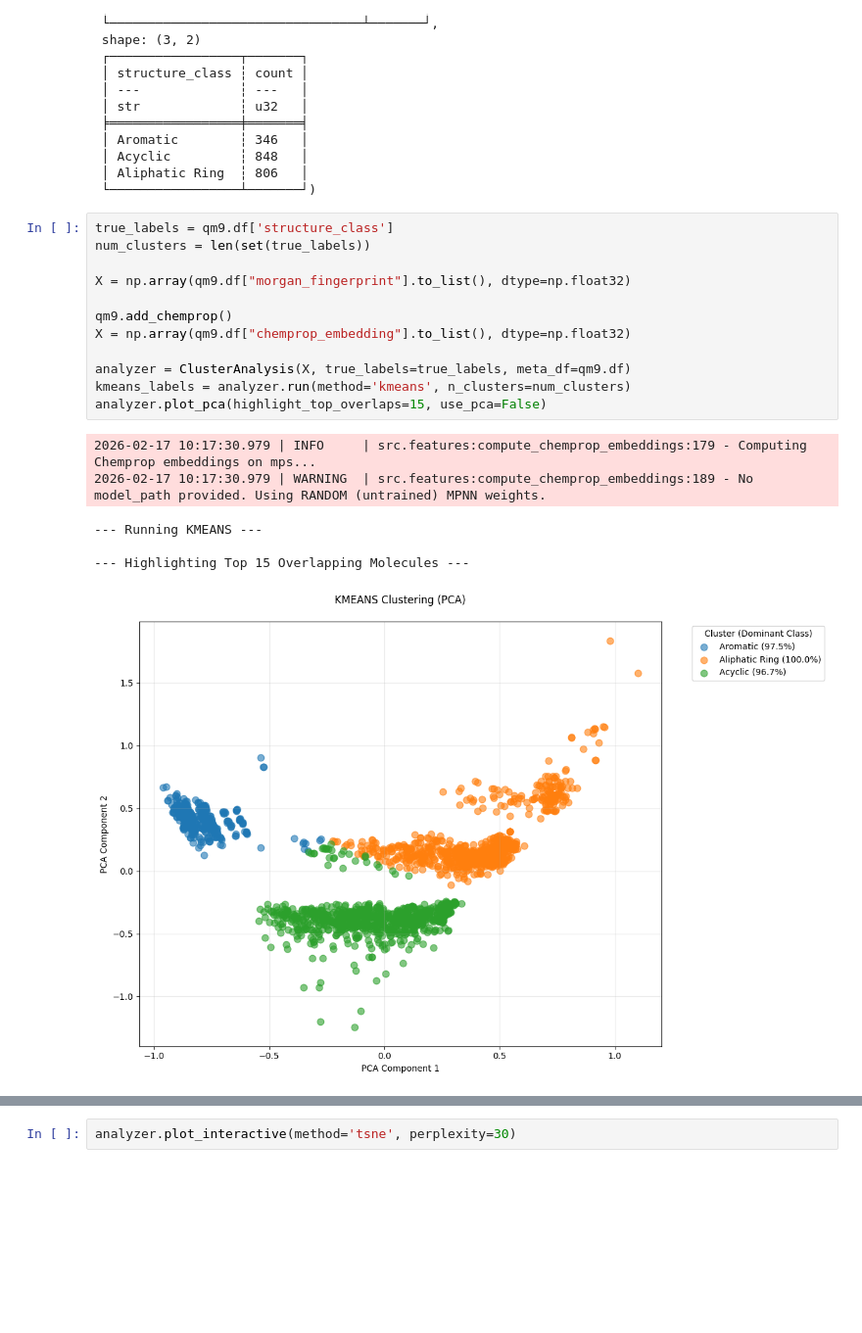
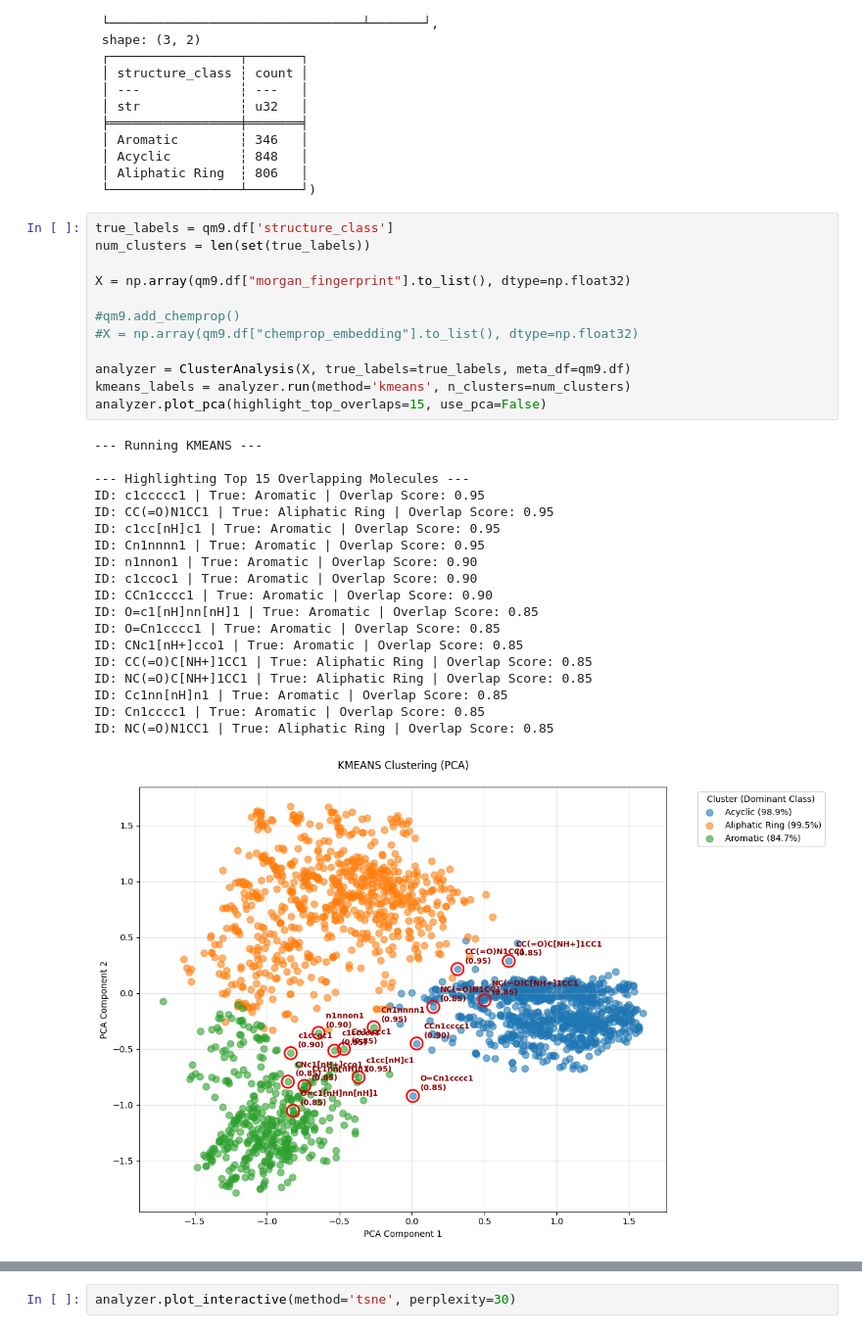
Before and after one commit to karlfindhansen/Non-Euclidean-Distances-in-Molecular-Representation, a Jupyter notebook: notebooks/QM9/cluster_analysis.ipynb, the cells around one changed output, grey strips where cells are left out. Shown at 98% size. Drawn from its saved outputs; the diff is of its cells as text; blank space fills up the shorter version.

```diff
--- a/notebooks/QM9/cluster_analysis.ipynb
+++ b/notebooks/QM9/cluster_analysis.ipynb
@@ -217,22 +217,35 @@ df['morgan_fingerprint_kmeans_label'].value_counts(), df['structure_class'].valu
 # %%
 true_labels = qm9.df['structure_class']
 num_clusters = len(set(true_labels))
 
 X = np.array(qm9.df["morgan_fingerprint"].to_list(), dtype=np.float32)
 
-qm9.add_chemprop()
-X = np.array(qm9.df["chemprop_embedding"].to_list(), dtype=np.float32)
+#qm9.add_chemprop()
+#X = np.array(qm9.df["chemprop_embedding"].to_list(), dtype=np.float32)
 
 analyzer = ClusterAnalysis(X, true_labels=true_labels, meta_df=qm9.df)
 kmeans_labels = analyzer.run(method='kmeans', n_clusters=num_clusters)
 analyzer.plot_pca(highlight_top_overlaps=15, use_pca=False)
 # %% [output]
-2026-02-17 10:17:30.979 | INFO     | src.features:compute_chemprop_embeddings:179 - Computing Chemprop embeddings on mps...
-2026-02-17 10:17:30.979 | WARNING  | src.features:compute_chemprop_embeddings:189 - No model_path provided. Using RANDOM (untrained) MPNN weights.
+--- Running KMEANS ---
+
+--- Highlighting Top 15 Overlapping Molecules ---
+ID: c1ccccc1 | True: Aromatic | Overlap Score: 0.95
+ID: CC(=O)N1CC1 | True: Aliphatic Ring | Overlap Score: 0.95
+ID: c1cc[nH]c1 | True: Aromatic | Overlap Score: 0.95
+ID: Cn1nnnn1 | True: Aromatic | Overlap Score: 0.95
+ID: n1nnon1 | True: Aromatic | Overlap Score: 0.90
+ID: c1ccoc1 | True: Aromatic | Overlap Score: 0.90
+ID: CCn1cccc1 | True: Aromatic | Overlap Score: 0.90
+ID: O=c1[nH]nn[nH]1 | True: Aromatic | Overlap Score: 0.85
+ID: O=Cn1cccc1 | True: Aromatic | Overlap Score: 0.85
+ID: CNc1[nH+]cco1 | True: Aromatic | Overlap Score: 0.85
+ID: CC(=O)C[NH+]1CC1 | True: Aliphatic Ring | Overlap Score: 0.85
+ID: NC(=O)C[NH+]1CC1 | True: Aliphatic Ring | Overlap Score: 0.85
+ID: Cc1nn[nH]n1 | True: Aromatic | Overlap Score: 0.85
+ID: Cn1cccc1 | True: Aromatic | Overlap Score: 0.85
+ID: NC(=O)N1CC1 | True: Aliphatic Ring | Overlap Score: 0.85
---- Running KMEANS ---
-
---- Highlighting Top 15 Overlapping Molecules ---
-[figure, old version]
+[figure, new version]
 # %%
 analyzer.plot_tsne(highlight_top_overlaps=10)
 # %% [output]
```
Also changed, not shown: parts of 6 cells of this notebook, 3 other files.
